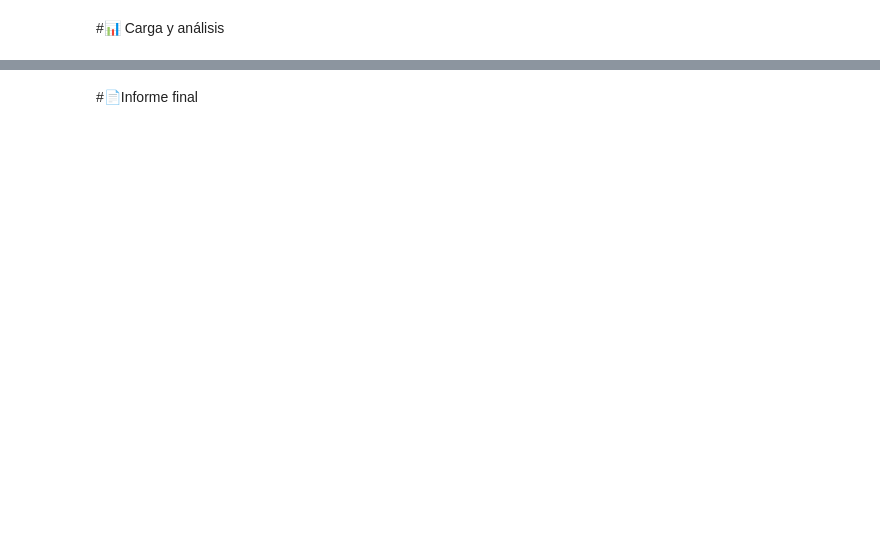
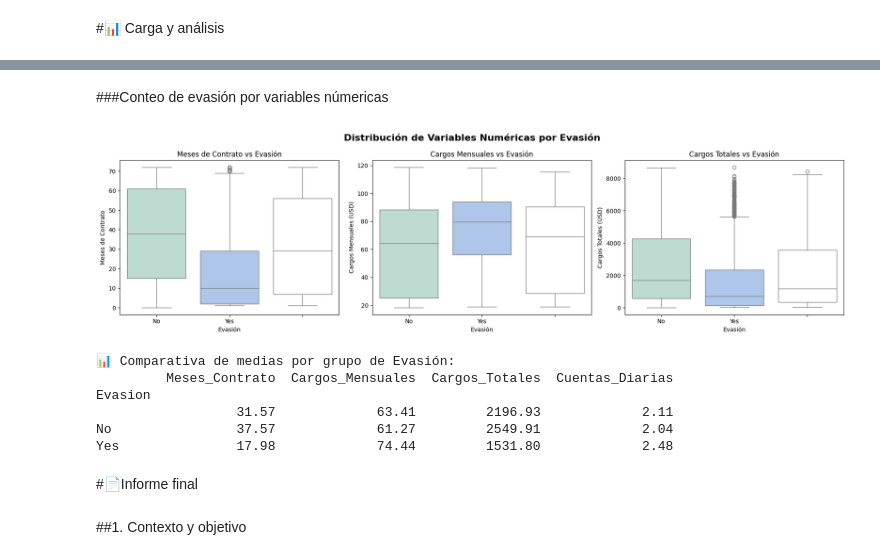
Before and after one commit to daNizaparedesdenis-arch/ChallengeTelecomXprimeraparte, a Jupyter notebook: telecomx_latam.ipynb, the cells around one changed output, grey strips where cells are left out. Drawn from its saved outputs; the diff is of its cells as text; code cells hidden in the pictures; blank space fills up the shorter version.

```diff
--- a/telecomx_latam.ipynb
+++ b/telecomx_latam.ipynb
@@ -159,2 +408,48 @@ memory usage: 624.6+ KB
+# %% [markdown]
+###Conteo de evasión por variables númericas
+# %%
+fig, axes = plt.subplots(1, 3, figsize=(18, 5))
+fig.suptitle('Distribución de Variables Numéricas por Evasión', fontsize=16, fontweight='bold')
+
+paleta_violin = {'Yes': '#A3C4F3', 'No': '#B8E0D2'}
+
+
+sns.boxplot(x='Evasion', y='Meses_Contrato', data=df_limpio,
+            palette=paleta_violin, ax=axes[0])
+axes[0].set_title('Meses de Contrato vs Evasión', fontsize=12)
+axes[0].set_xlabel('Evasión')
+axes[0].set_ylabel('Meses de Contrato')
+
+
+sns.boxplot(x='Evasion', y='Cargos_Mensuales', data=df_limpio,
+            palette=paleta_violin, ax=axes[1])
+axes[1].set_title('Cargos Mensuales vs Evasión', fontsize=12)
+axes[1].set_xlabel('Evasión')
+axes[1].set_ylabel('Cargos Mensuales (USD)')
+
+
+sns.boxplot(x='Evasion', y='Cargos_Totales', data=df_limpio,
+            palette=paleta_violin, ax=axes[2])
+axes[2].set_title('Cargos Totales vs Evasión', fontsize=12)
+axes[2].set_xlabel('Evasión')
+axes[2].set_ylabel('Cargos Totales (USD)')
+
+plt.tight_layout()
+plt.show()
+
+
+print("\n📊 Comparativa de medias por grupo de Evasión:")
+cols_numericas = ['Meses_Contrato', 'Cargos_Mensuales', 'Cargos_Totales', 'Cuentas_Diarias']
+print(df_limpio.groupby('Evasion')[cols_numericas].mean().round(2))
+# %% [output]
+[figure, added]
+📊 Comparativa de medias por grupo de Evasión:
+         Meses_Contrato  Cargos_Mensuales  Cargos_Totales  Cuentas_Diarias
+Evasion
+                  31.57             63.41         2196.93             2.11
+No                37.57             61.27         2549.91             2.04
+Yes               17.98             74.44         1531.80             2.48
 # %% [markdown]
 #📄Informe final
+# %% [markdown]
+##1. Contexto y objetivo
```
Also changed, not shown: parts of 50 cells of this notebook.
